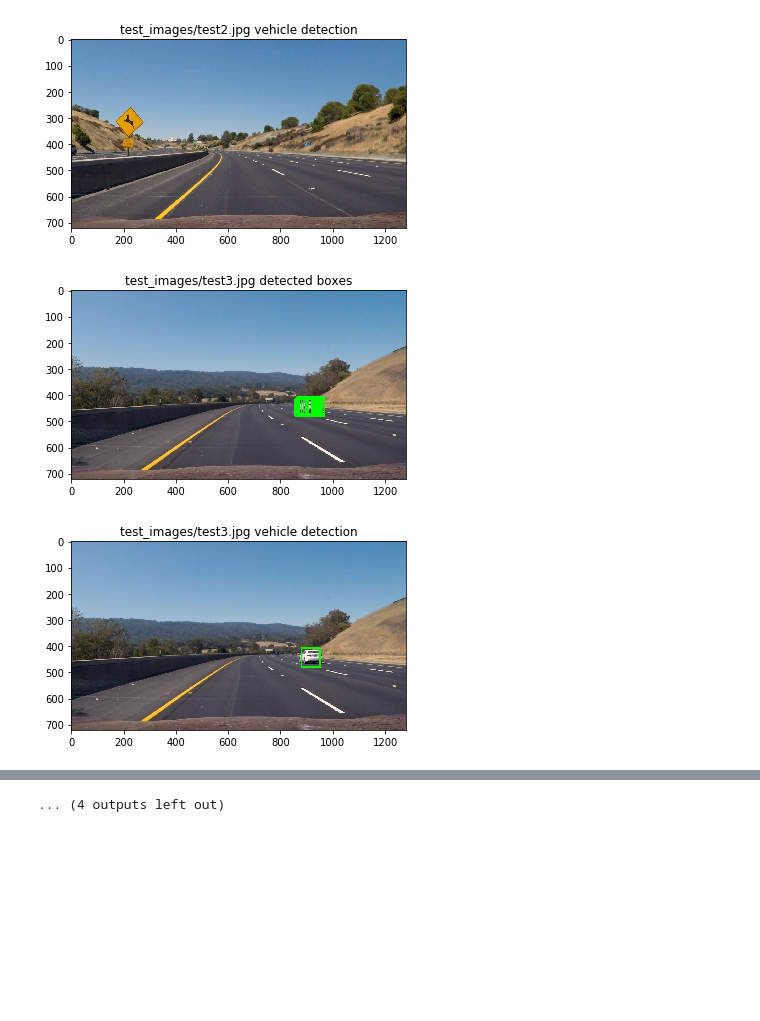
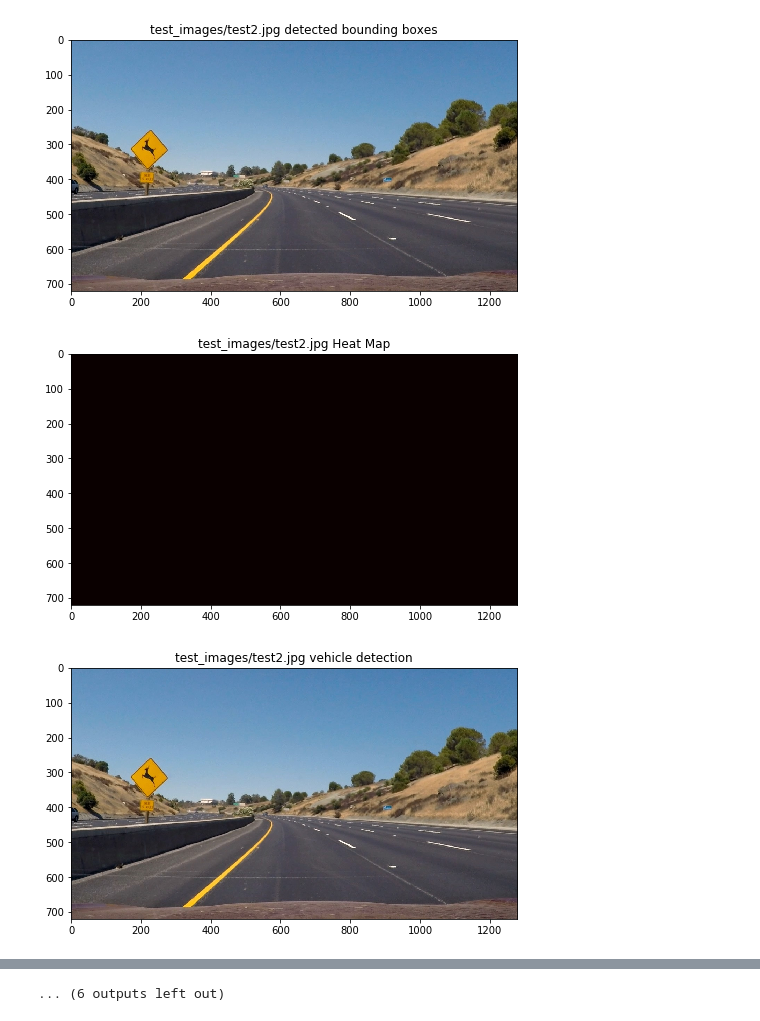
Before and after one commit to tmandal/CarND-Vehicle-Detection, a Jupyter notebook: Vehicle_Detection_CNN.ipynb, the cells around one changed output, grey strips where cells are left out. Drawn from its saved outputs; the diff is of its cells as text; code cells hidden in the pictures; blank space fills up the shorter version.

```diff
--- a/Vehicle_Detection_CNN.ipynb
+++ b/Vehicle_Detection_CNN.ipynb
@@ -273,15 +286,15 @@ def vehicleDetection(image, input_color_space, model, keep_history=False, roibbo
 
     if visualize:
         window_image = drawBoxes(image, hot_windows)
-        plt.figure()
+        plt.figure(figsize=(8, 8))
         plt.imshow(cv2.cvtColor(window_image, cv2.COLOR_BGR2RGB))
-        plt.title(imagefile + ' detected boxes')
+        plt.title(imagefile + ' detected bounding boxes')
 
-        #plt.figure()
-        #plt.imshow(heatmap, cmap='hot')
-        #plt.title(imagefile + ' Heat Map')
+        plt.figure(figsize=(8, 8))
+        plt.imshow(heatmap, cmap='hot')
+        plt.title(imagefile + ' Heat Map')
 
-        plt.figure()
+        plt.figure(figsize=(8, 8))
         plt.imshow(cv2.cvtColor(draw_image, cv2.COLOR_BGR2RGB))
         plt.title(imagefile + ' vehicle detection')
 
@@ -291,10 +304,13 @@ detection_model = vehicleDetectionModel(input_shape=(None, None, 3))
 detection_model.load_weights('model.h5')
 # %%
 test_images = glob.glob('test_images/*.jpg')
-test_images.extend(['tmp/image1.jpg', 'tmp/image485.jpg'])
+#test_images.extend(['tmp/image1.jpg', 'tmp/image485.jpg'])
 #test_images = glob.glob('test_images/test3.jpg'))
 #test_images = glob.glob('tmp/image1.jpg')
+imgcount = 0
 for imagefile in test_images:
+    imgcount += 1
     image = cv2.imread(imagefile)
     draw_image = vehicleDetection(image, 'BGR', model=detection_model, visualize=True)
+    cv2.imwrite('output_images/result'+str(imgcount)+'.jpg', draw_image)
 # %% [output]
@@ -304,3 +320,3 @@ for imagefile in test_images:
-[figure, old version]
+[figure, new version]
-[figure, old version]
+[figure, new version]
-[figure, old version]
+[figure, new version]
@@ -313,4 +329,4 @@ for imagefile in test_images:
-... (4 outputs left out)
+... (6 outputs left out)
 # %%
 # Import everything needed to edit/save/watch video clips
 from moviepy.editor import VideoFileClip
```
Also changed, not shown: parts of 5 cells of this notebook, 8 other files.
